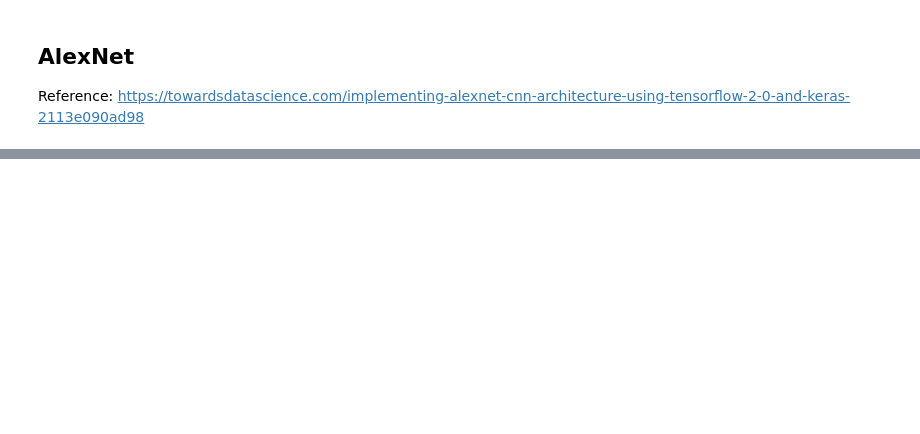
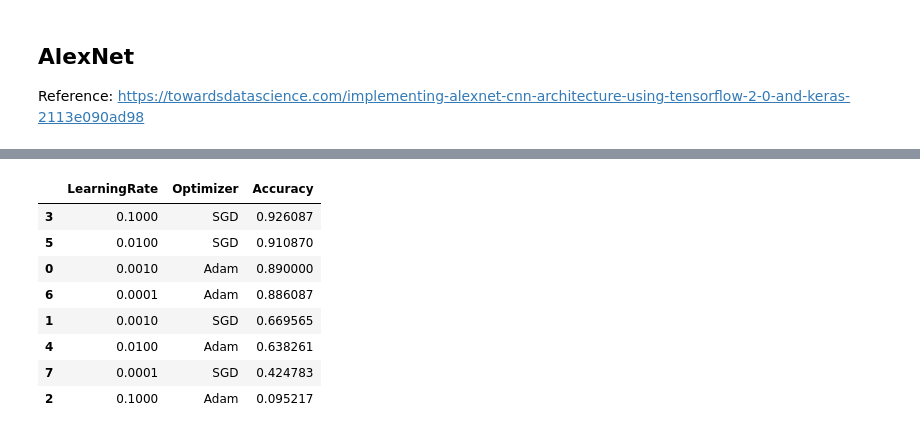
Before and after one commit to hyunsukr/DS6050-Final-Project, a Jupyter notebook: models/model.ipynb, the cells around one changed output, grey strips where cells are left out. Cells and saved outputs as stored; diff of their text form; code cells hidden in the pictures; blank space fills up the shorter version.

```diff
--- a/models/model.ipynb
+++ b/models/model.ipynb
@@ -236,0 +239,33 @@ scoreAlex = alexNet.evaluate(validation_ds)
+# %%
+results = []
+for la in [0.001, 0.1, 0.01, 0.0001]:
+    resNetBase1 = tf.keras.applications.ResNet50V2(
+        include_top=False,
+        weights="imagenet"
+    )
+    resNetModel1 = tf.keras.Sequential([resNetBase1,
+                                   tf.keras.layers.GlobalAveragePooling2D(),
+                                   tf.keras.layers.Dropout(0.5),
+                                   tf.keras.layers.Dense(128, activation='relu'),
+                                   tf.keras.layers.Dense(10)])
+    optimizer1 = tf.keras.optimizers.Adam(learning_rate=la)
+    resNetModel1.compile(optimizer=optimizer1,loss=tf.keras.losses.SparseCategoricalCrossentropy(from_logits=True),metrics=['accuracy'])
+    historyResNet1 = resNetModel1.fit(train_ds, epochs = 100, validation_data=validation_ds)
+
+    score1 = resNetModel1.evaluate(validation_ds)
+    results.append((la, 'Adam', score1))
+
+    resNetBase2 = tf.keras.applications.ResNet50V2(
+        include_top=False,
+        weights="imagenet"
+    )
+    resNetModel2 = tf.keras.Sequential([resNetBase2,
+                                   tf.keras.layers.GlobalAveragePooling2D(),
+                                   tf.keras.layers.Dropout(0.5),
+                                   tf.keras.layers.Dense(128, activation='relu'),
+                                   tf.keras.layers.Dense(10)])
+    optimizer2 =  tf.optimizers.SGD(lr=la)
+    resNetModel2.compile(optimizer=optimizer2,loss=tf.keras.losses.SparseCategoricalCrossentropy(from_logits=True),metrics=['accuracy'])
+    historyResNet2 = resNetModel2.fit(train_ds, epochs = 100, validation_data=validation_ds)
+    score2 = resNetModel2.evaluate(validation_ds)
+    results.append((la, 'SGD', score2))
@@ -236,0 +304,15 @@ scoreAlex = alexNet.evaluate(validation_ds)
+# %%
+resnetdf = pd.DataFrame([[x[0], x[1], x[2][1]] for x in results],
+                        columns=['LearningRate', 'Optimizer', 'Accuracy'])
+# %%
+resnetdf.sort_values(by='Accuracy', ascending=False)
+# %% [output]
+|  | LearningRate | Optimizer | Accuracy |
+| 3 | 0.1000 | SGD | 0.926087 |
+| 5 | 0.0100 | SGD | 0.910870 |
+| 0 | 0.0010 | Adam | 0.890000 |
+| 6 | 0.0001 | Adam | 0.886087 |
+| 1 | 0.0010 | SGD | 0.669565 |
+| 4 | 0.0100 | Adam | 0.638261 |
+| 7 | 0.0001 | SGD | 0.424783 |
+| 2 | 0.1000 | Adam | 0.095217 |
```
Also changed, not shown: parts of 17 cells of this notebook.
